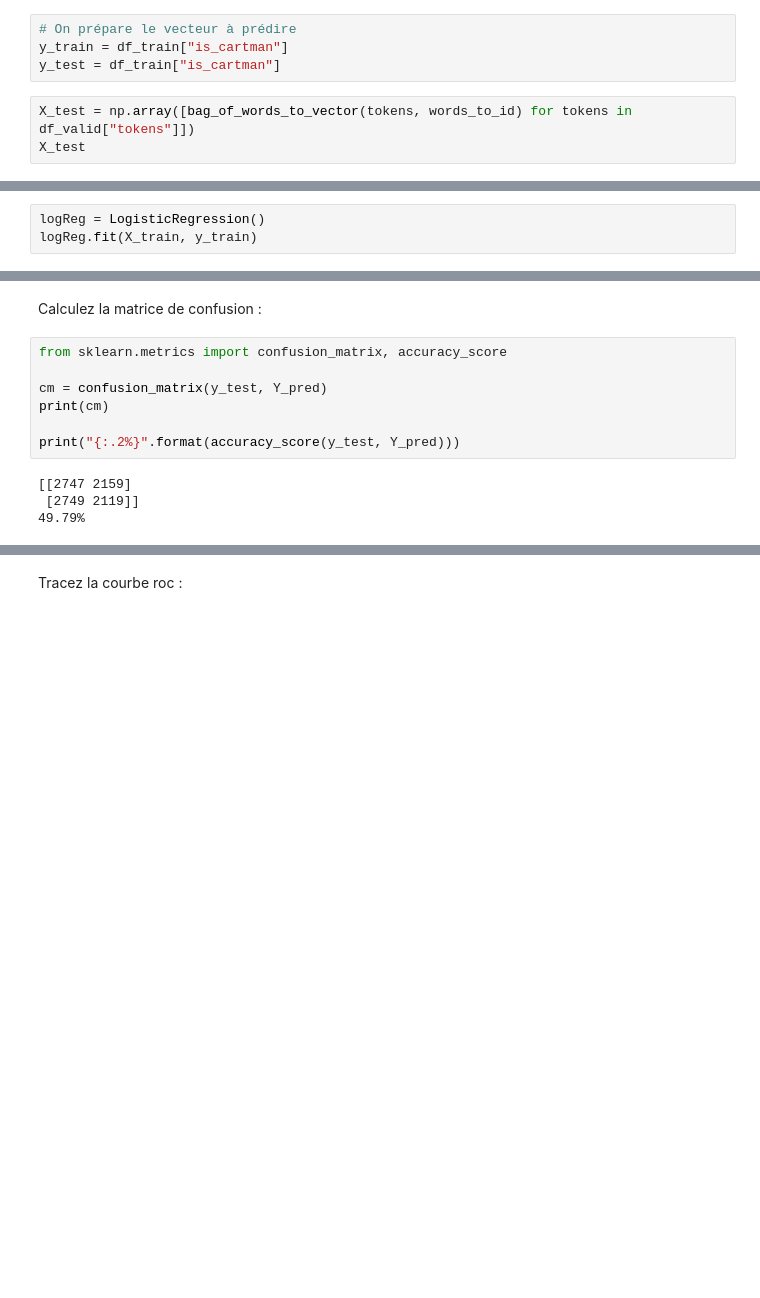
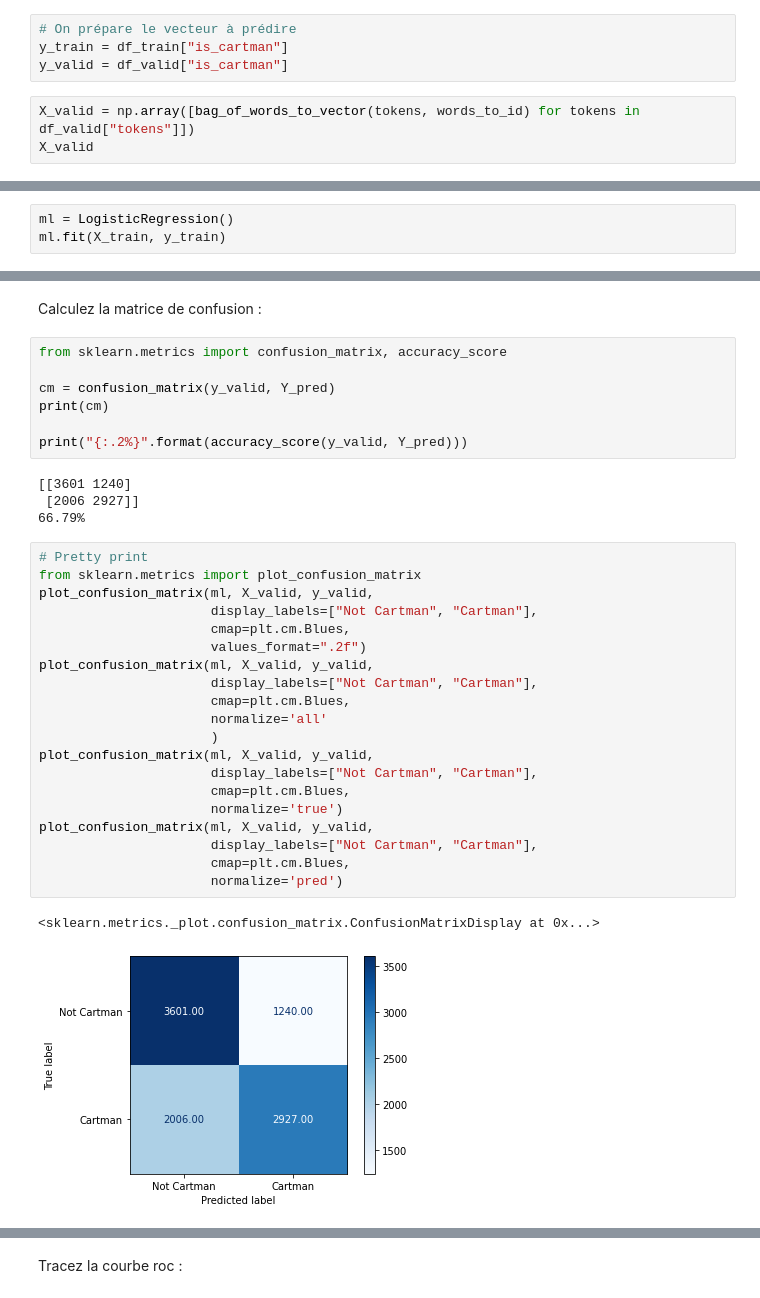
Before and after one commit to charles66820/CREMIfiles, a Jupyter notebook: IS329_fouille/tp1/Introduction-NLP.ipynb, the cells around one changed output, grey strips where cells are left out. Saved outputs shown, nothing was run; the diff lists cells and outputs as text; blank space fills up the shorter version.

Commit message:
add plot and fix y_valid

```diff
--- a/IS329_fouille/tp1/Introduction-NLP.ipynb
+++ b/IS329_fouille/tp1/Introduction-NLP.ipynb
@@ -270,10 +270,10 @@ assert X_train.shape == (len(df_train), len(words_to_id)), "Mauvaise taille"
 # %%
 # On prépare le vecteur à prédire
 y_train = df_train["is_cartman"]
-y_test = df_train["is_cartman"]
+y_valid = df_valid["is_cartman"]
 # %%
-X_test = np.array([bag_of_words_to_vector(tokens, words_to_id) for tokens in df_valid["tokens"]])
-X_test
+X_valid = np.array([bag_of_words_to_vector(tokens, words_to_id) for tokens in df_valid["tokens"]])
+X_valid
 # %% [output]
 array([[0., 0., 0., ..., 0., 0., 0.],
        [0., 0., 0., ..., 0., 0., 0.],
@@ -293,8 +293,8 @@ Etape 3 : Evaluons les performances
 
 Commencez par instancier le modèle et lancez l'apprentissage sur l'ensemble de train
 # %%
-logReg = LogisticRegression()
-logReg.fit(X_train, y_train)
+ml = LogisticRegression()
+ml.fit(X_train, y_train)
 # %% [output]
 LogisticRegression(C=1.0, class_weight=None, dual=False, fit_intercept=True,
                    intercept_scaling=1, l1_ratio=None, max_iter=100,
@@ -315,11 +329,34 @@ Calculez la matrice de confusion :
 # %%
 from sklearn.metrics import confusion_matrix, accuracy_score
 
-cm = confusion_matrix(y_test, Y_pred)
+cm = confusion_matrix(y_valid, Y_pred)
 print(cm)
 
-print("{:.2%}".format(accuracy_score(y_test, Y_pred)))
+print("{:.2%}".format(accuracy_score(y_valid, Y_pred)))
 # %% [output]
-[[2747 2159]
- [2749 2119]]
-49.79%
+[[3601 1240]
+ [2006 2927]]
+66.79%
+# %%
+# Pretty print
+from sklearn.metrics import plot_confusion_matrix
+plot_confusion_matrix(ml, X_valid, y_valid,
+                      display_labels=["Not Cartman", "Cartman"],
+                      cmap=plt.cm.Blues,
+                      values_format=".2f")
+plot_confusion_matrix(ml, X_valid, y_valid,
+                      display_labels=["Not Cartman", "Cartman"],
+                      cmap=plt.cm.Blues,
+                      normalize='all'
+                      )
+plot_confusion_matrix(ml, X_valid, y_valid,
+                      display_labels=["Not Cartman", "Cartman"],
+                      cmap=plt.cm.Blues,
+                      normalize='true')
+plot_confusion_matrix(ml, X_valid, y_valid,
+                      display_labels=["Not Cartman", "Cartman"],
+                      cmap=plt.cm.Blues,
+                      normalize='pred')
+# %% [output]
+<sklearn.metrics._plot.confusion_matrix.ConfusionMatrixDisplay at 0x...>
+[figure, added]
```
Also changed, not shown: parts of 11 cells of this notebook.
